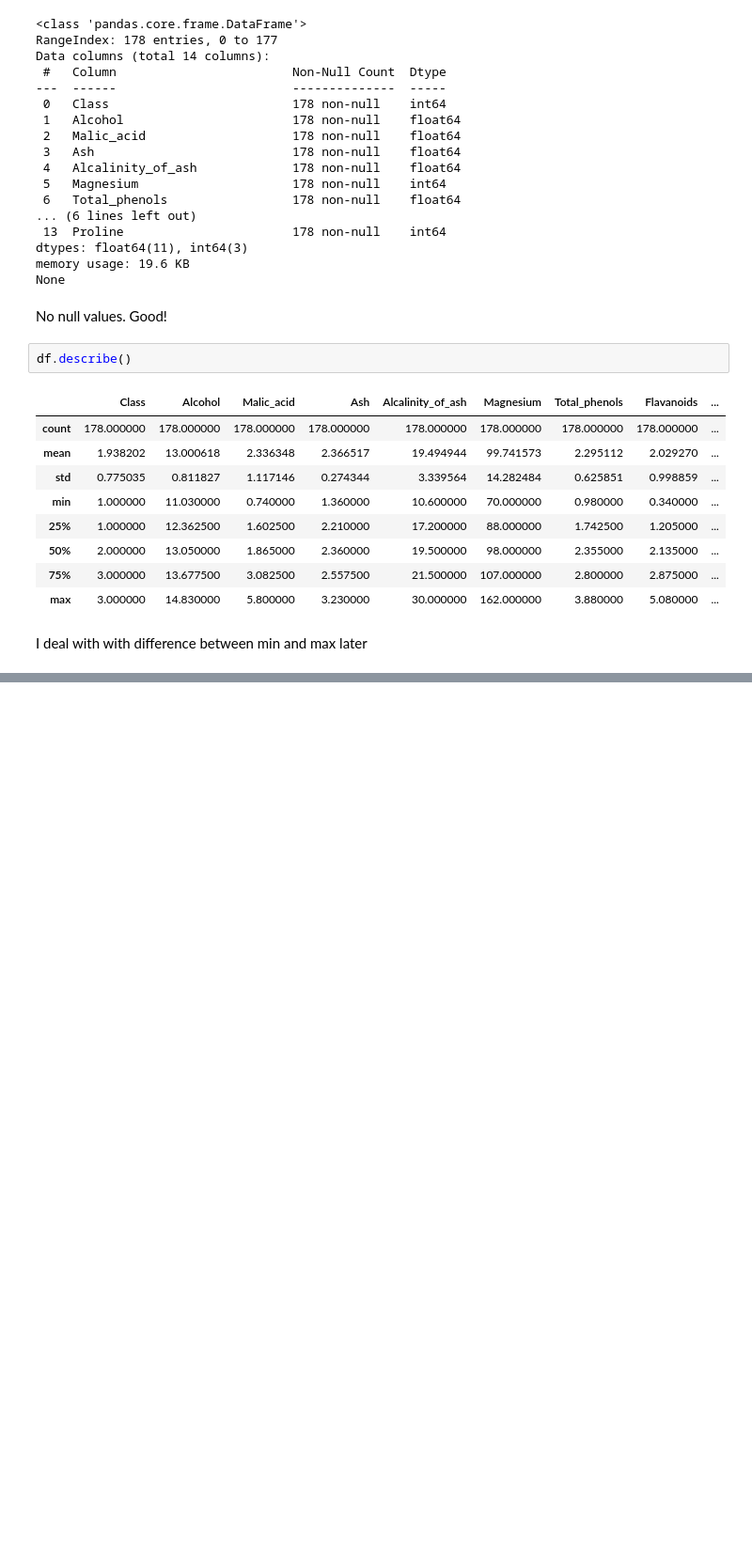
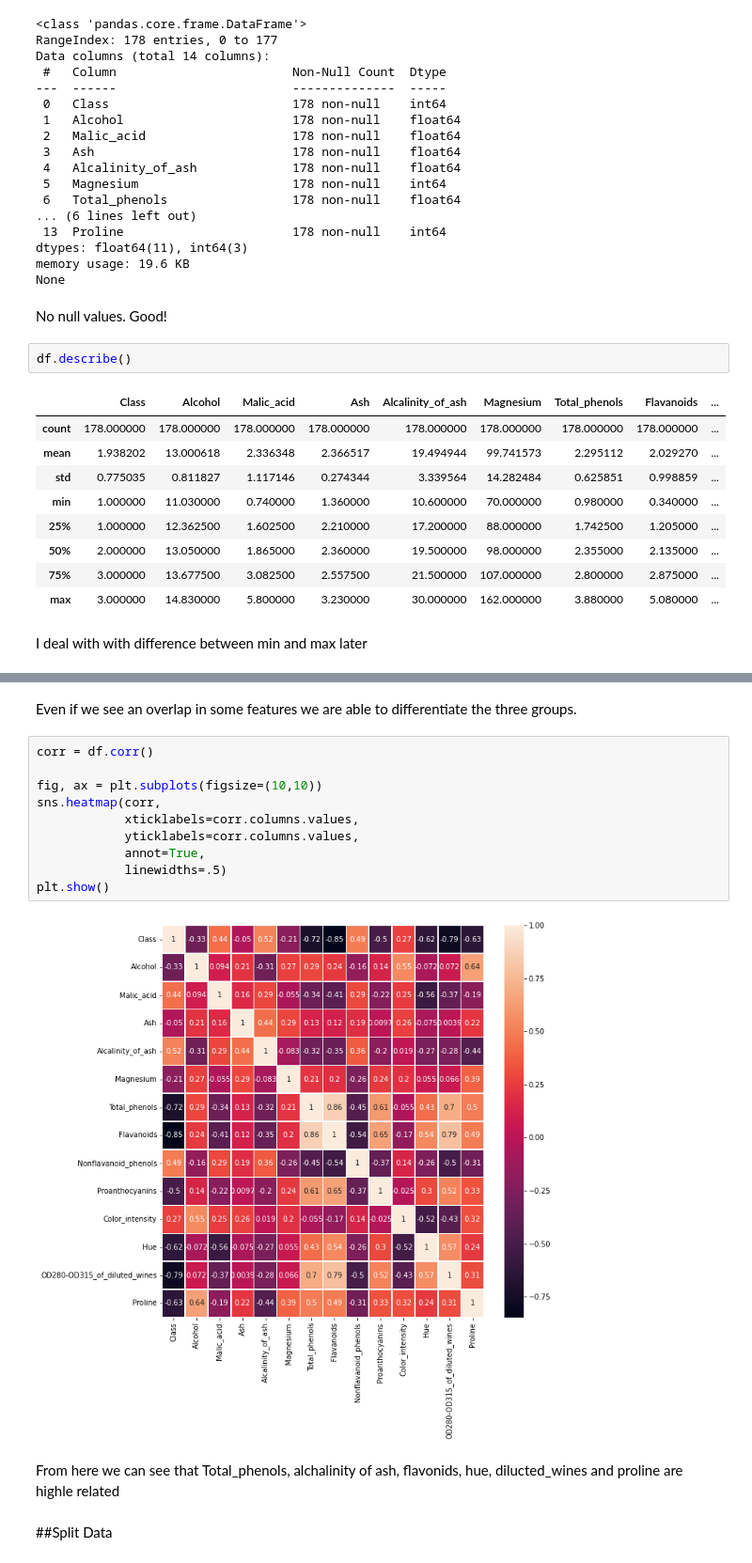
Before and after one commit to andresvc21/Random_Practice_ML, a Jupyter notebook: Wines_Classification_Homework_M1_Andres_Villegas.ipynb, the cells around one changed output, grey strips where cells are left out. Shown at 94% size. Saved outputs shown, nothing was run; the diff lists cells and outputs as text; blank space fills up the shorter version.

```diff
--- a/Wines_Classification_Homework_M1_Andres_Villegas.ipynb
+++ b/Wines_Classification_Homework_M1_Andres_Villegas.ipynb
@@ -69,0 +108,18 @@ I deal with with difference between min and max later
+# %% [markdown]
+Even if we see an overlap in some features we are able to differentiate the three groups.
+# %%
+corr = df.corr()
+
+fig, ax = plt.subplots(figsize=(10,10))
+sns.heatmap(corr,
+            xticklabels=corr.columns.values,
+            yticklabels=corr.columns.values,
+            annot=True,
+            linewidths=.5)
+plt.show()
+# %% [output]
+[figure, added]
+# %% [markdown]
+From here we can see that Total_phenols, alchalinity of ash, flavonids, hue, dilucted_wines and proline are highle related
+# %% [markdown]
+##Split Data
```
Also changed, not shown: parts of 12 cells of this notebook.
